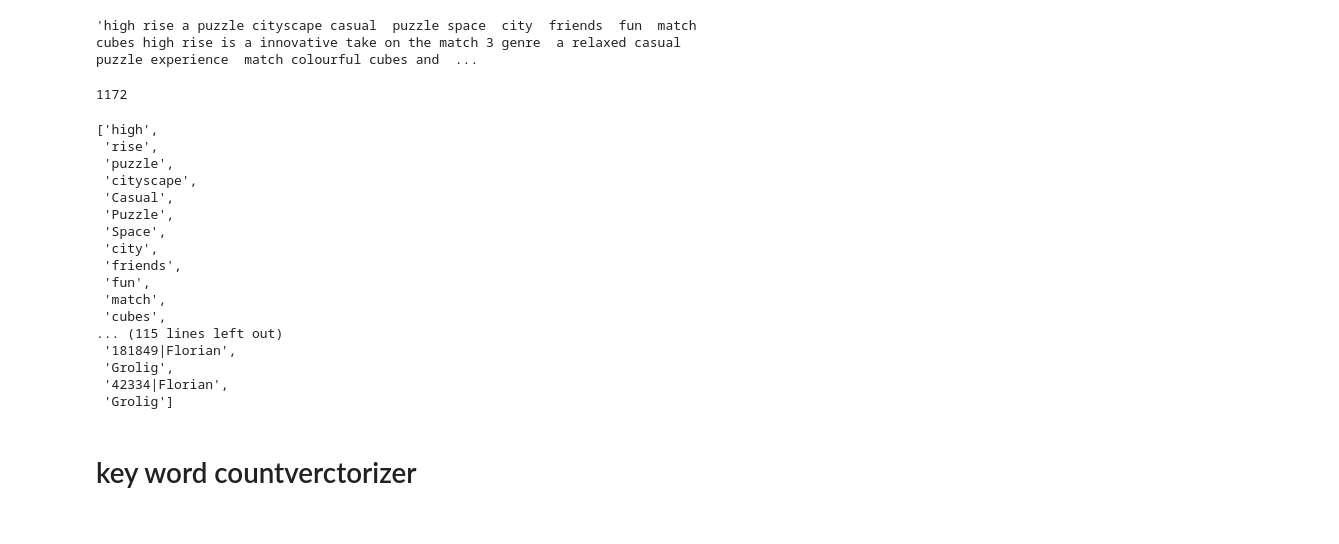
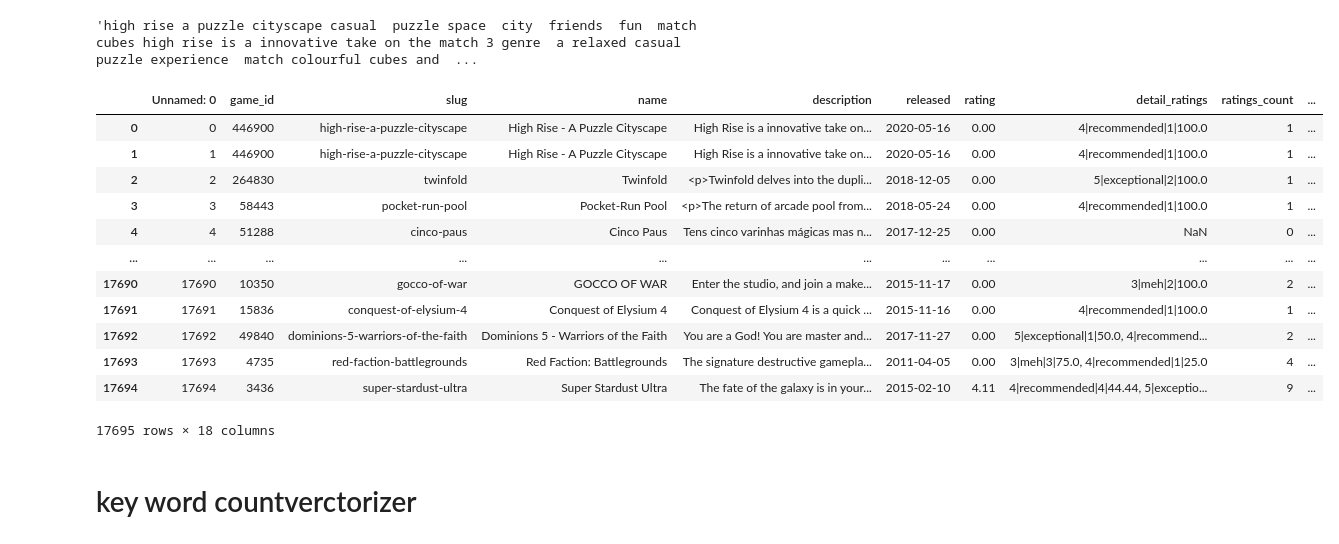
Before and after one commit to Agnes-Lain/game_one, a Jupyter notebook: notebooks/zuzu_nlp_content_based.ipynb, the cells around one changed output. Cells and saved outputs as stored; diff of their text form; code cells hidden in the pictures.

```diff
--- a/notebooks/zuzu_nlp_content_based.ipynb
+++ b/notebooks/zuzu_nlp_content_based.ipynb
@@ -117,6 +118,18 @@ df['metadata'][0]
 # %% [output]
 'high rise a puzzle cityscape casual  puzzle space  city  friends  fun  match  cubes high rise is a innovative take on the match 3 genre  a relaxed casual puzzle experience  match colourful cubes and  ...
 # %%
-len(df['metadata'][0])
+df
 # %% [output]
+|  | Unnamed: 0 | game_id | slug | name | description | released | rating | detail_ratings | ratings_count | ... |
+| 0 | 0 | 446900 | high-rise-a-puzzle-cityscape | High Rise - A Puzzle Cityscape | High Rise is a innovative take on... | 2020-05-16 | 0.00 | 4|recommended|1|100.0 | 1 | ... |
+| 1 | 1 | 446900 | high-rise-a-puzzle-cityscape | High Rise - A Puzzle Cityscape | High Rise is a innovative take on... | 2020-05-16 | 0.00 | 4|recommended|1|100.0 | 1 | ... |
+| 2 | 2 | 264830 | twinfold | Twinfold | <p>Twinfold delves into the dupli... | 2018-12-05 | 0.00 | 5|exceptional|2|100.0 | 1 | ... |
+| 3 | 3 | 58443 | pocket-run-pool | Pocket-Run Pool | <p>The return of arcade pool from... | 2018-05-24 | 0.00 | 4|recommended|1|100.0 | 1 | ... |
+| 4 | 4 | 51288 | cinco-paus | Cinco Paus | Tens cinco varinhas mágicas mas n... | 2017-12-25 | 0.00 | NaN | 0 | ... |
+| ... | ... | ... | ... | ... | ... | ... | ... | ... | ... | ... |
+| 17690 | 17690 | 10350 | gocco-of-war | GOCCO OF WAR | Enter the studio, and join a make... | 2015-11-17 | 0.00 | 3|meh|2|100.0 | 2 | ... |
+| 17691 | 17691 | 15836 | conquest-of-elysium-4 | Conquest of Elysium 4 | Conquest of Elysium 4 is a quick ... | 2015-11-16 | 0.00 | 4|recommended|1|100.0 | 1 | ... |
+| 17692 | 17692 | 49840 | dominions-5-warriors-of-the-faith | Dominions 5 - Warriors of the Faith | You are a God! You are master and... | 2017-11-27 | 0.00 | 5|exceptional|1|50.0, 4|recommend... | 2 | ... |
+| 17693 | 17693 | 4735 | red-faction-battlegrounds | Red Faction: Battlegrounds | The signature destructive gamepla... | 2011-04-05 | 0.00 | 3|meh|3|75.0, 4|recommended|1|25.0 | 4 | ... |
+| 17694 | 17694 | 3436 | super-stardust-ultra | Super Stardust Ultra | The fate of the galaxy is in your... | 2015-02-10 | 4.11 | 4|recommended|4|44.44, 5|exceptio... | 9 | ... |
-1172
+17695 rows × 18 columns
@@ -125,23 +136,3 @@ metadata = np.array(df['metadata'])
-# %%
-metadata[0]
-# %% [output]
-['high',
- 'rise',
- 'puzzle',
- 'cityscape',
- 'Casual',
- 'Puzzle',
- 'Space',
- 'city',
- 'friends',
- 'fun',
- 'match',
- 'cubes',
-... (115 lines left out)
- '181849|Florian',
- 'Grolig',
- '42334|Florian',
- 'Grolig']
 # %% [markdown]
 # key word countverctorizer
 # %%
```
Also changed, not shown: parts of 44 cells of this notebook, 4 other files.
